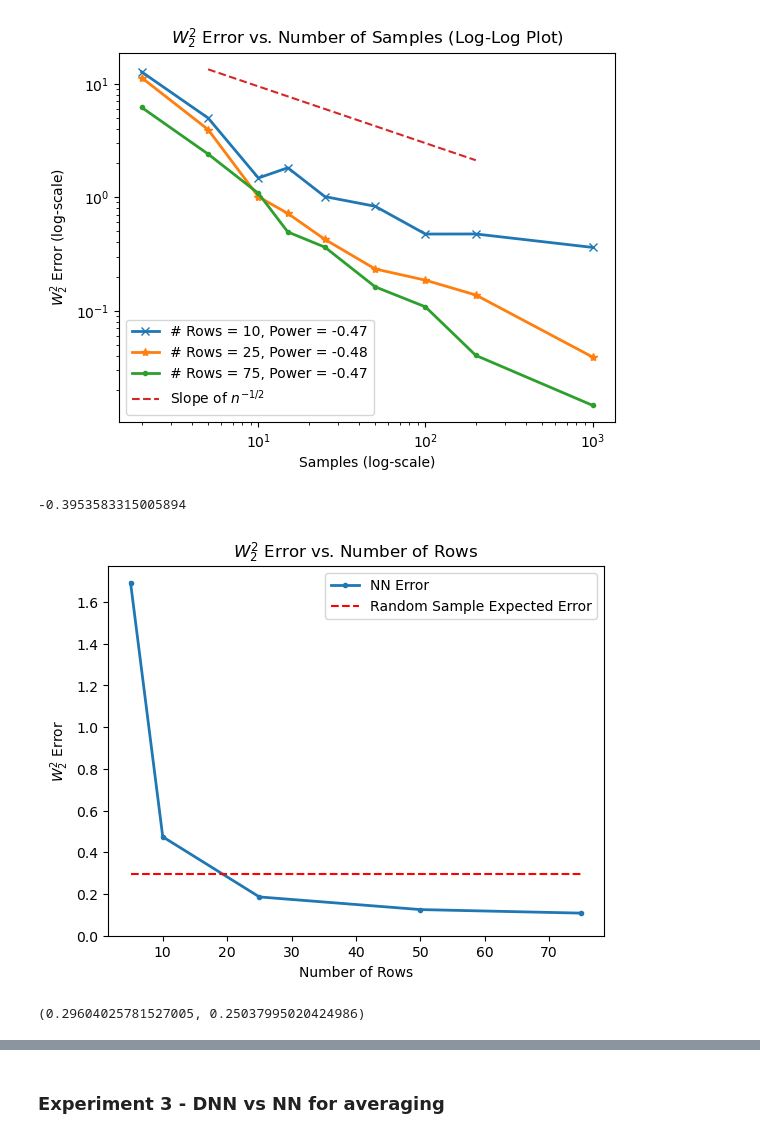
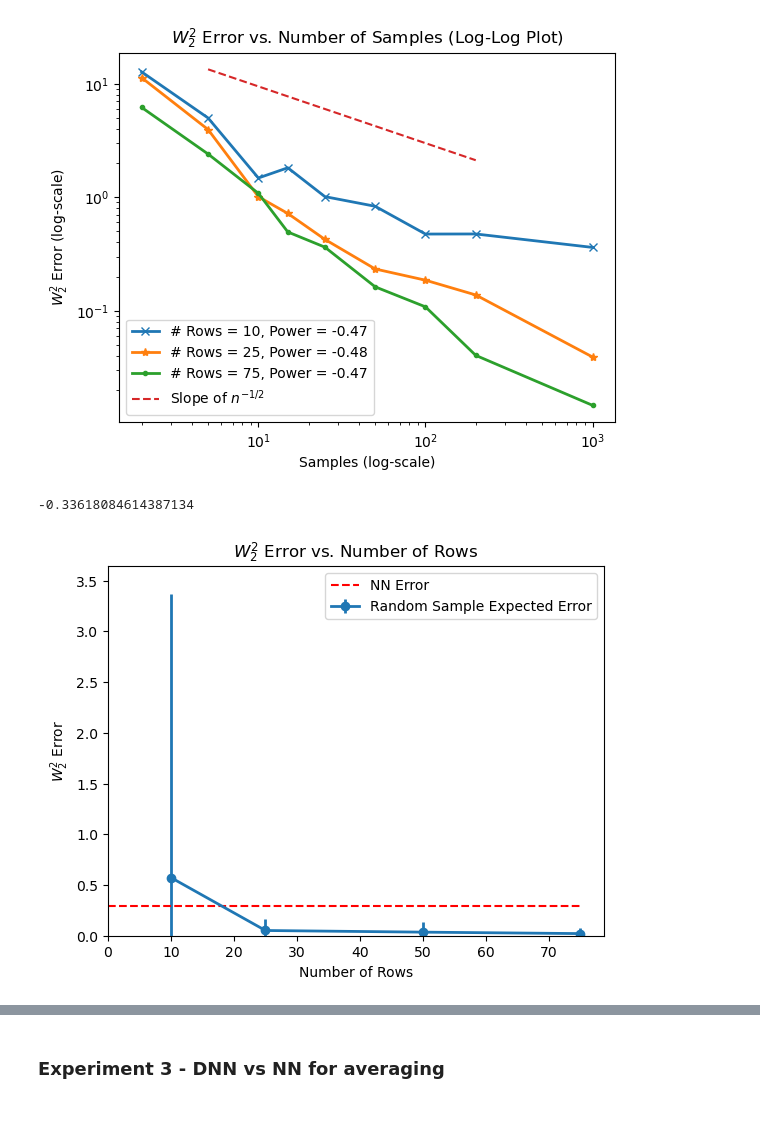
Before and after one commit to jacobf18/Dist-NN, a Jupyter notebook: nearest_neighbors.ipynb, the cells around one changed output, grey strips where cells are left out. Saved outputs shown, nothing was run; the diff lists cells and outputs as text; code cells hidden in the pictures.

```diff
--- a/nearest_neighbors.ipynb
+++ b/nearest_neighbors.ipynb
@@ -485,3 +489,6 @@ with open('errors_big_loc_scale.pickle', 'wb') as handle:
+# %%
+with open('error_files/errors_big_loc_scale.pickle', 'rb') as f:
+    errors = pickle.load(f)
 # %%
 from scipy.optimize import curve_fit
 
@@ -524,36 +531,6 @@ plt.gca().set_ylim(bottom=0)
 plt.show()
 # %% [output]
 [figure]
-# %%
-errors_avg = {k: np.mean(v[0]) for k, v in errors.items()}
-errors_std = {k: np.std(v[0]) for k, v in errors.items()}
-
-x = rows
-ss = [100]
-y1 = np.array([errors_avg[m, 10, ss[0]] for m in x])
-# y2 = np.array([errors_avg[m, 10, ss[1]] for m in x])
-# y3 = np.array([errors_avg[m, 10, ss[2]] for m in x])
-
-plt.figure()
-
-plt.plot(x, y1, '.-', linewidth=2.0)
-
-[a,_], _ = curve_fit(f, x, y1)
-print(a)
-
-plt.hlines(np.mean(error), min(x),max(x),colors='r',linestyles='dashed')
-plt.legend(["NN Error", "Random Sample Expected Error"])
-# plt.plot(x, y2, '.-', linewidth=2.0)
-# plt.plot(x, y3, '.-', linewidth=2.0)
-plt.xlabel("Number of Rows")
-plt.ylabel("$W_2^2$ Error")
-plt.title("$W_2^2$ Error vs. Number of Rows")
-# plt.savefig("figures/error_rows.pdf")
-plt.gca().set_ylim(bottom=0)
-plt.show()
-# %% [output]
--0.3953583315005894
-[figure, old version]
 # %%
 error = []
 runs = 100
@@ -565,7 +542,36 @@ for _ in tqdm(range(runs)):
     data = np.random.normal(0,std,n)
 
     error.append(wasserstein2(empirical_quantile(data), ppf))
-# %%
-np.mean(error), np.std(error)
-# %% [output]
-(0.29604025781527005, 0.25037995020424986)
+# %%
+errors_avg = {k: np.mean(v[0]) for k, v in errors.items()}
+errors_std = {k: 2 * np.std(v[0]) for k, v in errors.items()}
+
+x = rows[1:]
+ss = [200]
+y1 = np.array([errors_avg[m, 25, 1000] for m in x])
+y_err = np.array([errors_std[m, 25, 1000] for m in x])
+# y2 = np.array([errors_avg[m, 10, ss[1]] for m in x])
+# y3 = np.array([errors_avg[m, 10, ss[2]] for m in x])
+
+plt.figure()
+
+plt.errorbar(x, y1, yerr=y_err, fmt='o-', linewidth=2.0)
+
+[a,_], _ = curve_fit(f, x, y1)
+print(a)
+
+plt.hlines(np.mean(error), 0,max(x),colors='r',linestyles='dashed')
+plt.legend(["NN Error", "Random Sample Expected Error"])
+# plt.plot(x, y2, '.-', linewidth=2.0)
+# plt.plot(x, y3, '.-', linewidth=2.0)
+plt.xlabel("Number of Rows")
+plt.ylabel("$W_2^2$ Error")
+plt.title("$W_2^2$ Error vs. Number of Rows")
+plt.gca().set_ylim(bottom=0)
+plt.gca().set_xlim(left=0)
+
+# plt.savefig("figures/error_rows.pdf")
+plt.show()
+# %% [output]
+-0.33618084614387134
+[figure, new version]
```
Also changed, not shown: parts of 10 cells of this notebook, 1 other file.
